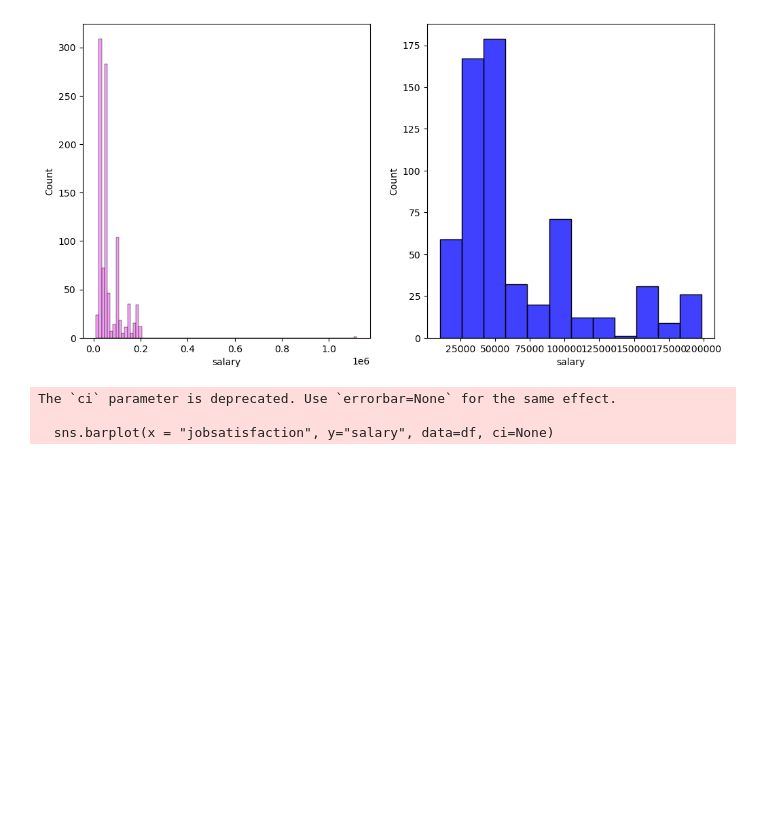
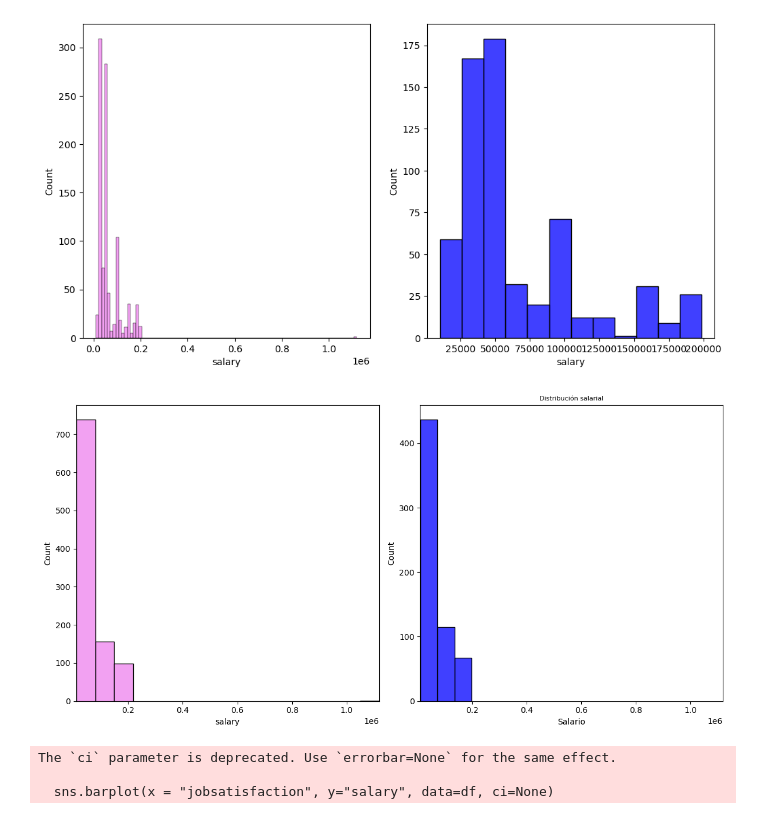
Before and after one commit to ArianaPapantonio/Final_project_module_3, a Jupyter notebook: AB_testing.ipynb, the cells around one changed output. Saved outputs shown, nothing was run; the diff lists cells and outputs as text; code cells hidden in the pictures; blank space fills up the shorter version.

```diff
--- a/AB_testing.ipynb
+++ b/AB_testing.ipynb
@@ -273,6 +267,41 @@ sns.histplot(x = "salary", data = grupo_a, color = "violet", ax = axes[0]); #sub
 sns.histplot(x = "salary", data = grupo_b, color = "blue", ax = axes[1]); #subplot para meter grupo b
 # %% [output]
 [figure]
+# %%
+import matplotlib.pyplot as plt
+import seaborn as sns
+
+# Crear los subgráficos
+fig, axes = plt.subplots(nrows=1, ncols=2, figsize=(12, 6))
+
+# Ajustar el ancho de las barras (bins)
+
+bin_width = 70000  # Cambia este valor según el rango de los datos
+
+# Histogramas para cada grupo
+
+sns.histplot(x="salary", data=grupo_a, color="violet", binwidth=bin_width, ax=axes[0])
+sns.histplot(x="salary", data=grupo_b, color="blue", binwidth=bin_width, ax=axes[1])
+
+# Establecer el mismo rango para el eje X en ambos gráficos
+min_salary = min(grupo_a["salary"].min(), grupo_b["salary"].min())
+max_salary = max(grupo_a["salary"].max(), grupo_b["salary"].max())
+
+axes[0].set_xlim(min_salary, max_salary)  # Para el primer subplot
+axes[1].set_xlim(min_salary, max_salary)  # Para el segundo subplot
+
+# ponemos los nombres de los ejes
+plt.xlabel("Salario")
+
+# ponemos un título usando el método 'plt.title()'
+# en este caso lo que hemos añadido es al parámetro 'fontsize' que nos permite cambiar el tamaño del título
+plt.title("Distribución salarial", fontsize = 8);
+
+# Mostrar los gráficos
+plt.tight_layout()  # Ajustar la disposición de los subgráficos
+plt.show()
+# %% [output]
+[figure, added]
 # %%
 sns.barplot(x = "jobsatisfaction", y="salary", data=df, ci=None)
 
```
Also changed, not shown: parts of 3 cells of this notebook, 16 other files.
